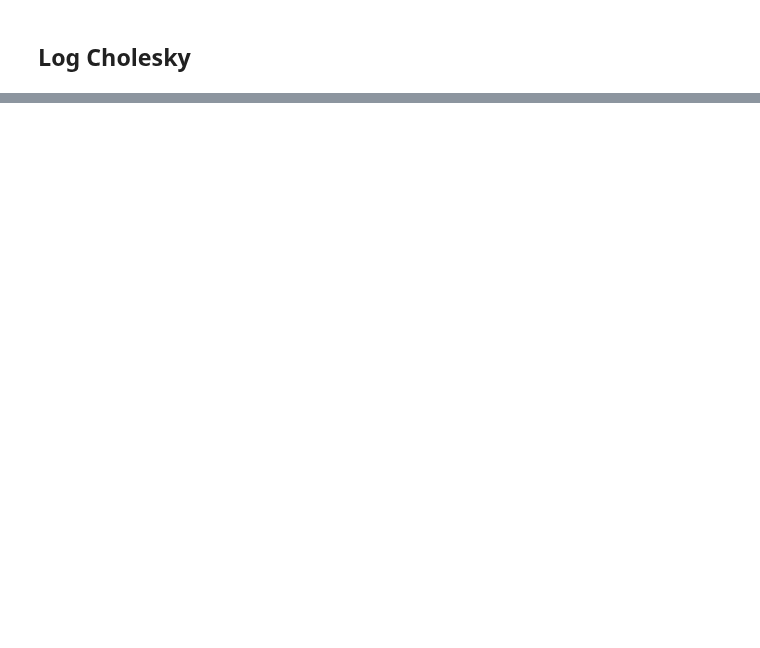
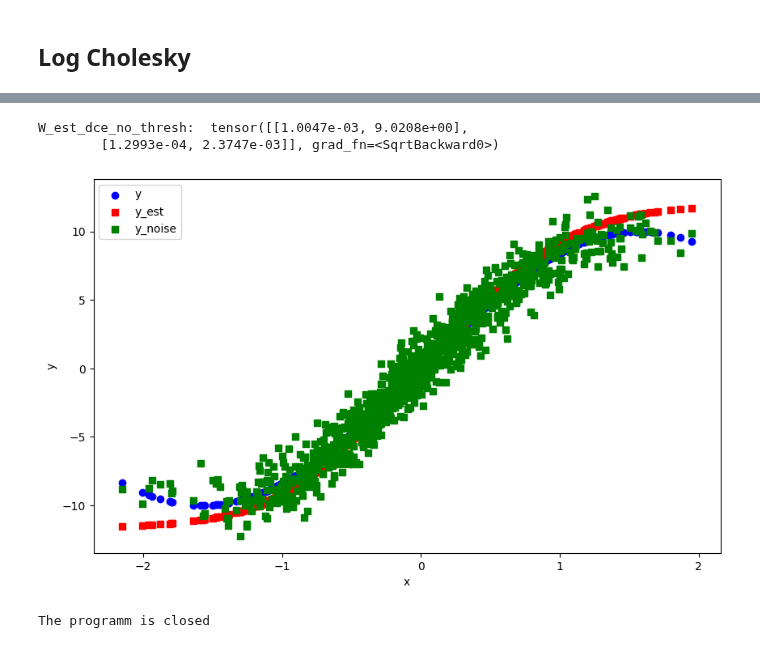
Before and after one commit to yurou-liang/ADMG, a Jupyter notebook: src/DagmaDCE/Test.ipynb, the cells around one changed output, grey strips where cells are left out. Saved outputs shown, nothing was run; the diff lists cells and outputs as text; code cells hidden in the pictures; blank space fills up the shorter version.

```diff
--- a/src/DagmaDCE/Test.ipynb
+++ b/src/DagmaDCE/Test.ipynb
@@ -78,0 +116,24 @@ Sigma:  tensor([[ 9.3026,  0.3791,  4.0431, -0.6954, -1.1468],
+# %%
+np.random.seed(0)
+n_samples = 1000  # Number of samples
+dim = 2  # Dimension of the normal vectors
+d = 2
+# Random data for X and X_hat
+True_Sigma = np.array([[0.5, 0.0],    # Variance of X is 1, covariance between X and Y is 0.8
+                [0.0, 1.5]])   # Variance of Y is 1, covariance between Y and X is 0.8
+epsilon = np.random.multivariate_normal([0] * dim, True_Sigma, size=n_samples) #[n, d]
+epsilon = torch.tensor(epsilon, dtype=torch.float64)
+x1 = epsilon[:, 0]
+# x1 = torch.randn(n_samples)
+x1_true = epsilon[:, 0]
+x2 = 10*torch.sin(x1)
+# Step 4: Combine these results into a new tensor of shape [n, 2]
+X = torch.stack((x1, x2), dim=1)
+x2_true = 10*torch.sin(x1)+ epsilon[:, 1]
+X_true = torch.stack((x1_true, x2_true), dim=1)
+# %%
+eq_model = nonlinear_dce.DagmaMLP_DCE(
+    dims=[d, 10, 1], bias=True)
+model = nonlinear_dce.DagmaDCE(eq_model, use_mle_loss=True)
+W_est_dce_no_thresh, W2, x_est = model.fit(X, lambda1=3.5e-2, lambda2=5e-3,
+                                lr=2e-4, mu_factor=0.1, mu_init=1, T=4, warm_iter=7000, max_iter=8000)
@@ -78,0 +202,18 @@ Sigma:  tensor([[ 9.3026,  0.3791,  4.0431, -0.6954, -1.1468],
+# %%
+print("W_est_dce_no_thresh: ", W_est_dce_no_thresh)
+# %% [output]
+W_est_dce_no_thresh:  tensor([[1.0047e-03, 9.0208e+00],
+        [1.2993e-04, 2.3747e-03]], grad_fn=<SqrtBackward0>)
+# %%
+plt.figure(figsize=(10, 6))  # Optional: specifies the figure size
+plt.scatter(X.detach().numpy()[:, 0], X.detach().numpy()[:, 1], label='y', color='blue', marker='o')  # Plot x vs. y1
+plt.scatter(X.detach().numpy()[:, 0], x_est.detach().numpy()[:, 1], label='y_est', color='red', marker='s')
+plt.scatter(X.detach().numpy()[:, 0], X_true.detach().numpy()[:, 1], label='y_noise', color='green', marker='s')
+plt.xlabel('x')
+plt.ylabel('y')
+plt.legend()
+plt.show()
+print("The programm is closed")
+# %% [output]
+[figure, added]
+The programm is closed
```
Also changed, not shown: parts of 16 cells of this notebook, 1 other file.
